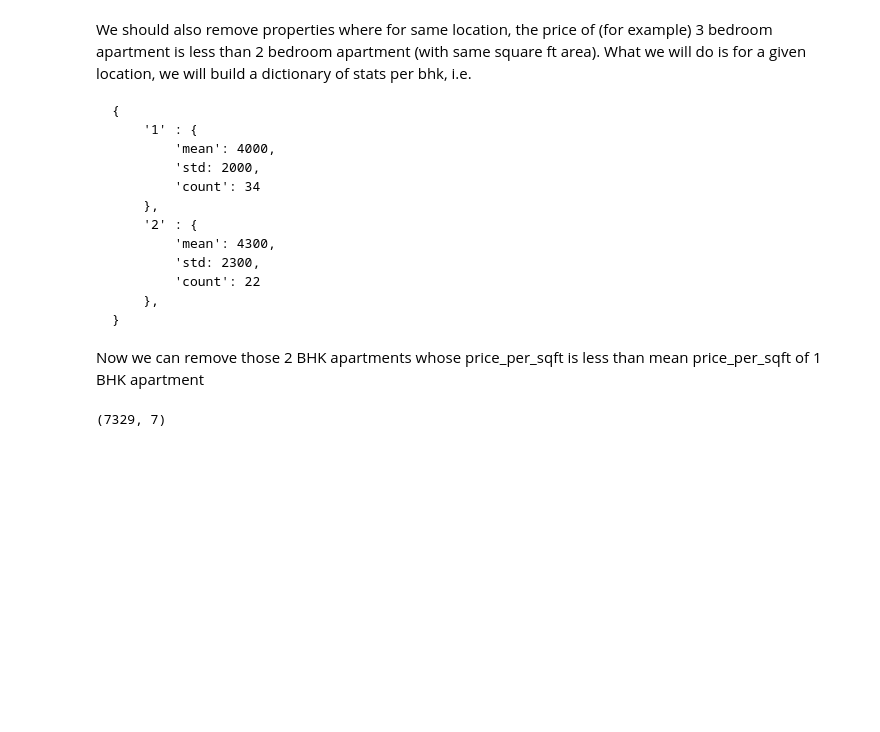
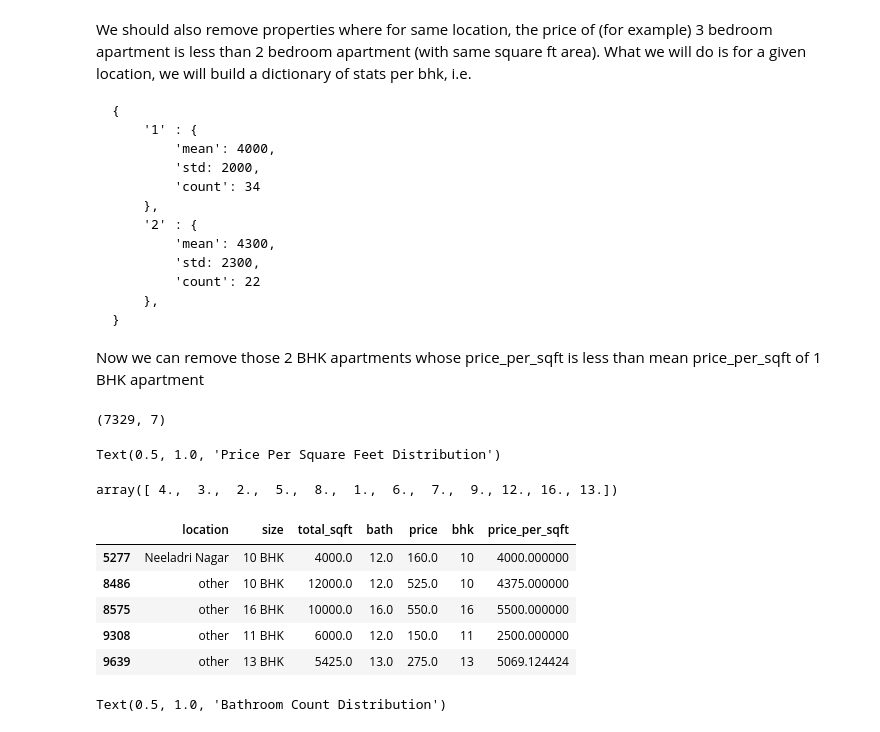
Before and after one commit to mateuslopes92/AI, a Jupyter notebook: machine_learning/regression_data_science/bangalorehomeprices.ipynb, the cells around one changed output. Drawn from its saved outputs; the diff is of its cells as text; code cells hidden in the pictures; blank space fills up the shorter version.

```diff
--- a/machine_learning/regression_data_science/bangalorehomeprices.ipynb
+++ b/machine_learning/regression_data_science/bangalorehomeprices.ipynb
@@ -349,3 +349,32 @@ df8.shape
 (7329, 7)
 # %%
 plot_scatter_chart(df8,"Rajaji Nagar")
+# %%
+import matplotlib
+matplotlib.rcParams['figure.figsize'] = (20,10)
+plt.hist(df8.price_per_sqft, rwidth=0.8)
+plt.xlabel("Price Per Square Feet")
+plt.ylabel("Count")
+plt.title("Price Per Square Feet Distribution")
+# %% [output]
+Text(0.5, 1.0, 'Price Per Square Feet Distribution')
+# %%
+df8.bath.unique()
+# %% [output]
+array([ 4.,  3.,  2.,  5.,  8.,  1.,  6.,  7.,  9., 12., 16., 13.])
+# %%
+df8[df8.bath>10]
+# %% [output]
+|  | location | size | total_sqft | bath | price | bhk | price_per_sqft |
+| 5277 | Neeladri Nagar | 10 BHK | 4000.0 | 12.0 | 160.0 | 10 | 4000.000000 |
+| 8486 | other | 10 BHK | 12000.0 | 12.0 | 525.0 | 10 | 4375.000000 |
+| 8575 | other | 16 BHK | 10000.0 | 16.0 | 550.0 | 16 | 5500.000000 |
+| 9308 | other | 11 BHK | 6000.0 | 12.0 | 150.0 | 11 | 2500.000000 |
+| 9639 | other | 13 BHK | 5425.0 | 13.0 | 275.0 | 13 | 5069.124424 |
+# %%
+plt.hist(df8.bath, rwidth=0.8)
+plt.xlabel("Number of Bathrooms")
+plt.ylabel("Count")
+plt.title("Bathroom Count Distribution")
+# %% [output]
+Text(0.5, 1.0, 'Bathroom Count Distribution')
```
Also changed, not shown: parts of 3 cells of this notebook.
